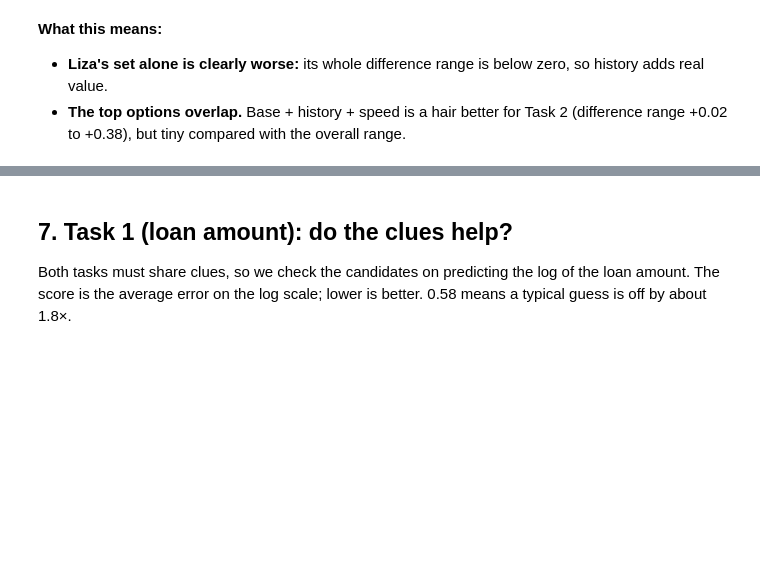
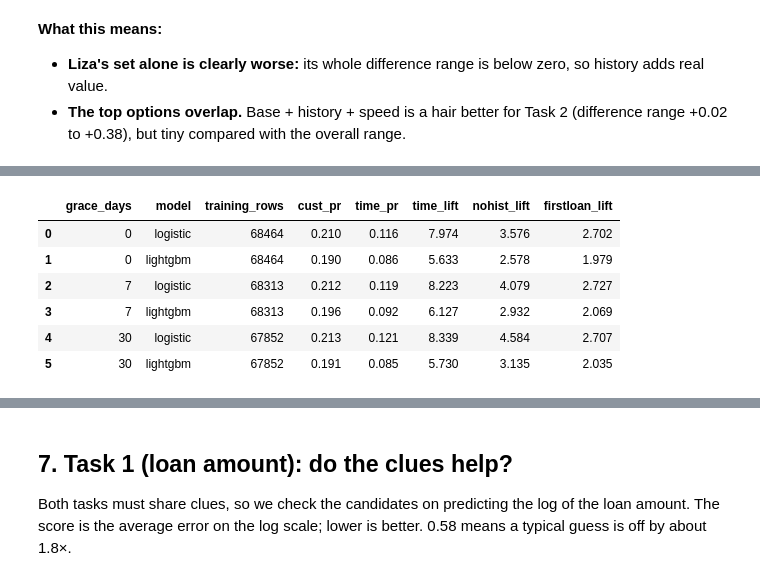
Before and after one commit to ASU-MICS-2028/mle-group-1-prosit-2, a Jupyter notebook: notebooks/01_eda.ipynb, the cells around one changed output, grey strips where cells are left out. Saved outputs shown, nothing was run; the diff lists cells and outputs as text; code cells hidden in the pictures; blank space fills up the shorter version.

```diff
--- a/notebooks/01_eda.ipynb
+++ b/notebooks/01_eda.ipynb
@@ -415,0 +431,16 @@ out.to_csv(f"{TAB}/05_bootstrap.csv", index=False); out.round(2)
+# %%
+rows = []
+for g in [0, 7, 30]:
+    tg = build(DATA, grace_days=g)[0]
+    for kind in ["logistic", "lightgbm"]:
+        r = evaluate(tg, FEATURES, kind); rows.append(dict(grace_days=g, model=kind, training_rows=len(tg), **r))
+grace = pd.DataFrame(rows); grace.to_csv(f"{TAB}/05_grace_period.csv", index=False)
+grace[["grace_days", "model", "training_rows", "cust_pr", "time_pr", "time_lift", "nohist_lift", "firstloan_lift"]].round(3)
+# %% [output]
+|  | grace_days | model | training_rows | cust_pr | time_pr | time_lift | nohist_lift | firstloan_lift |
+| 0 | 0 | logistic | 68464 | 0.210 | 0.116 | 7.974 | 3.576 | 2.702 |
+| 1 | 0 | lightgbm | 68464 | 0.190 | 0.086 | 5.633 | 2.578 | 1.979 |
+| 2 | 7 | logistic | 68313 | 0.212 | 0.119 | 8.223 | 4.079 | 2.727 |
+| 3 | 7 | lightgbm | 68313 | 0.196 | 0.092 | 6.127 | 2.932 | 2.069 |
+| 4 | 30 | logistic | 67852 | 0.213 | 0.121 | 8.339 | 4.584 | 2.707 |
+| 5 | 30 | lightgbm | 67852 | 0.191 | 0.085 | 5.730 | 3.135 | 2.035 |
```
Also changed, not shown: parts of 10 cells of this notebook, 16 other files.
